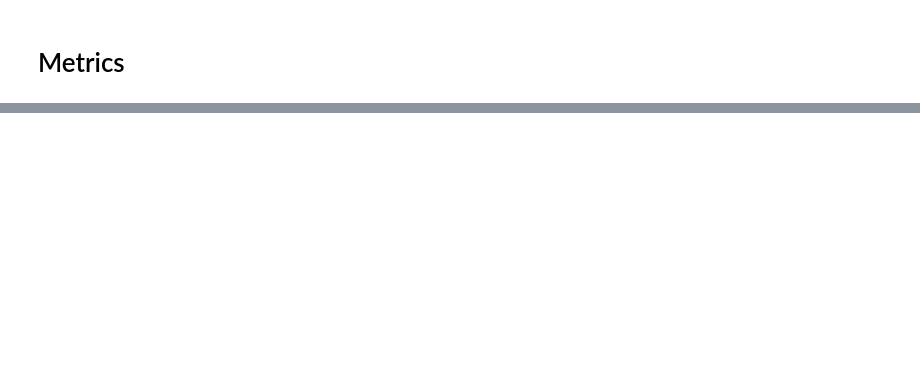
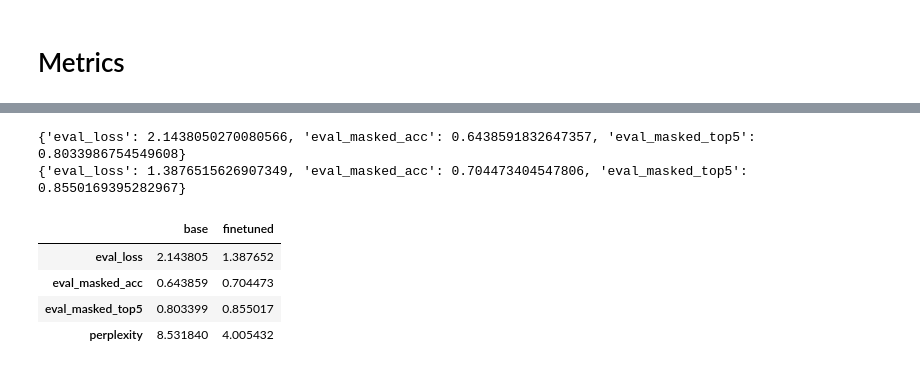
Before and after one commit to galierie/parawrite, a Jupyter notebook: model/training-large-batch-size.ipynb, the cells around one changed output, grey strips where cells are left out. Saved outputs shown, nothing was run; the diff lists cells and outputs as text; code cells hidden in the pictures; blank space fills up the shorter version.

Commit message:
feat(model): accuracy metrics

```diff
--- a/model/training-large-batch-size.ipynb
+++ b/model/training-large-batch-size.ipynb
@@ -270,0 +278,9 @@ def compute_metrics(eval_pred: EvalPrediction):
+# %%
+model_use = "answerdotai/ModernBERT-base"
+
+tokenizer = AutoTokenizer.from_pretrained(model_use)
+model = AutoModelForMaskedLM.from_pretrained(model_use)
+
+
+tokenizer_finetuned = AutoTokenizer.from_pretrained('./ModernBERT-base-finetuned-all')
+model_finetuned = AutoModelForMaskedLM.from_pretrained('./ModernBERT-base-finetuned-all')
@@ -271 +289,5 @@ def compute_metrics(eval_pred: EvalPrediction):
+# %%
+ds = load_from_disk("./articles_chunked_dataset")
+
+data_collator = DataCollatorForLanguageModeling(tokenizer=tokenizer, mlm_probability=0.15, seed=SEED)
 # %%
@@ -294,4 +313,4 @@ trainer = Trainer(
 # %%
-metrics = trainer.evaluate()
-print(metrics)
+metrics_base = trainer_base.evaluate()
+metrics_finetuned = trainer_finetuned.evaluate()
 # %% [output]
@@ -299,0 +323,30 @@ OutOfMemoryError: CUDA out of memory. Tried to allocate 5.38 GiB. GPU 0 has a to
+# %%
+print(metrics_base)
+print(metrics_finetuned)
+# %% [output]
+{'eval_loss': 2.1438050270080566, 'eval_masked_acc': 0.6438591832647357, 'eval_masked_top5': 0.8033986754549608}
+{'eval_loss': 1.3876515626907349, 'eval_masked_acc': 0.704473404547806, 'eval_masked_top5': 0.8550169395282967}
+# %%
+import pandas as pd
+import plotly.express as px
+
+def perplexity(metric):
+    return math.exp(metric['eval_loss'])
+
+metrics_base['perplexity'] = perplexity(metrics_base)
+metrics_finetuned['perplexity'] = perplexity(metrics_finetuned)
+
+metrics_df = pd.DataFrame(
+    {
+        "base": metrics_base,
+        "finetuned": metrics_finetuned
+    }
+)
+# %%
+metrics_df
+# %% [output]
+|  | base | finetuned |
+| eval_loss | 2.143805 | 1.387652 |
+| eval_masked_acc | 0.643859 | 0.704473 |
+| eval_masked_top5 | 0.803399 | 0.855017 |
+| perplexity | 8.531840 | 4.005432 |
```
Also changed, not shown: parts of 11 cells of this notebook, 6 other files.
